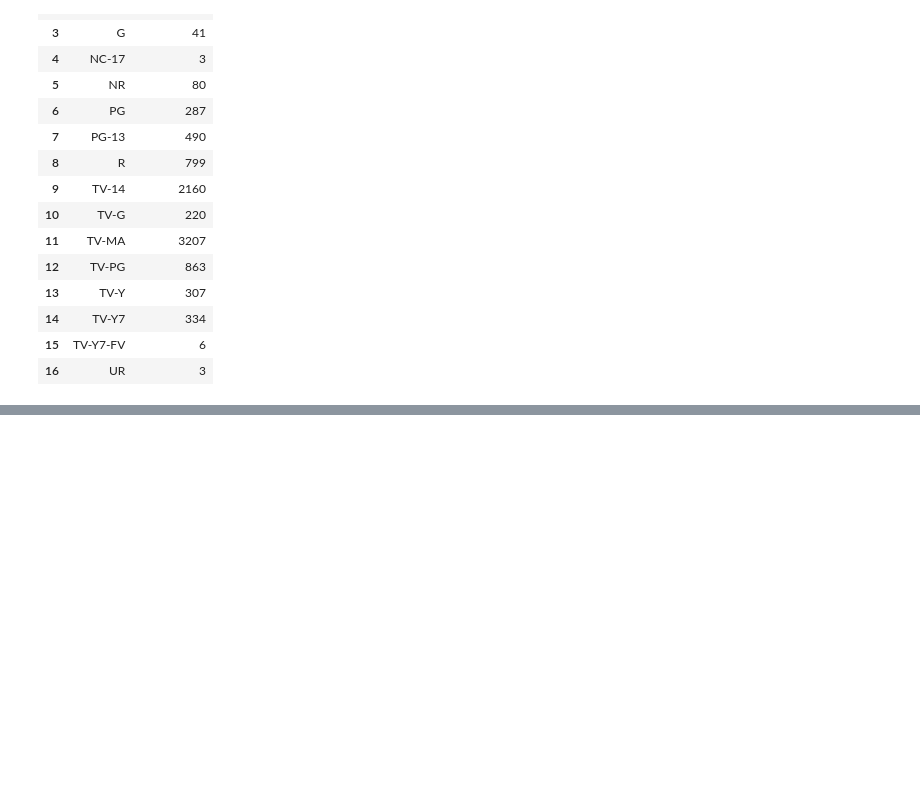
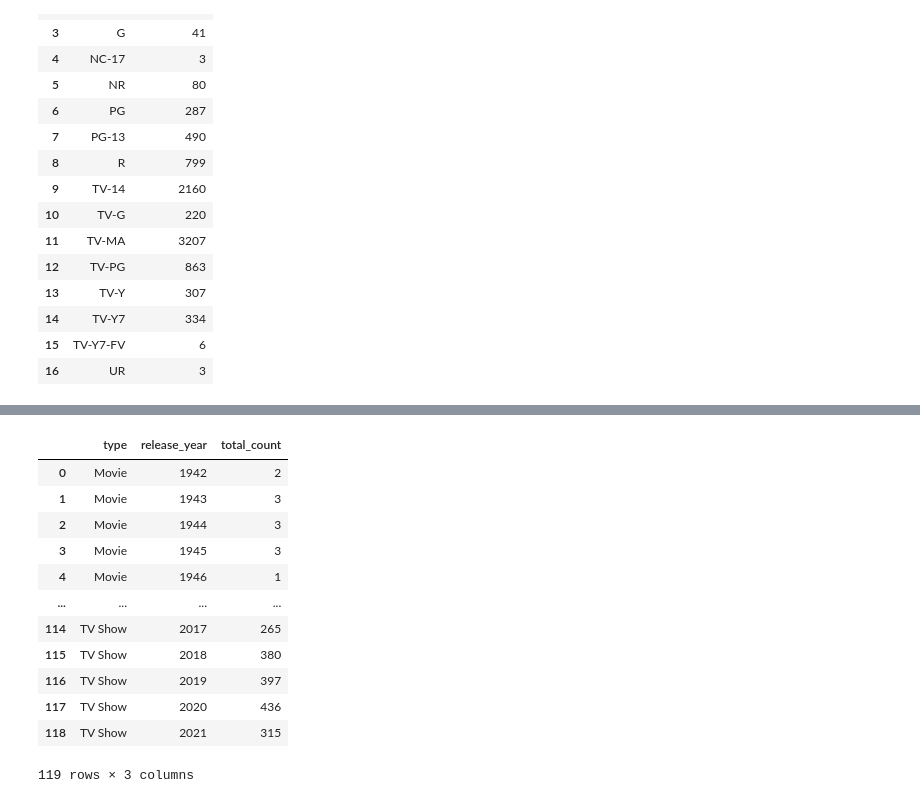
Before and after one commit to weedu34/Netflix_Analysis, a Jupyter notebook: data_analysis.ipynb, the cells around one changed output, grey strips where cells are left out. Drawn from its saved outputs; the diff is of its cells as text; code cells hidden in the pictures; blank space fills up the shorter version.

```diff
--- a/data_analysis.ipynb
+++ b/data_analysis.ipynb
@@ -70,0 +88,2 @@ dtype: int64
+# %%
+df['director'] = df['director'].fillna('Director not found')
@@ -70,0 +143,3 @@ dtype: int64
+# %%
+df['cast'] = df['cast'].fillna('cast not found') # fill the whole cast column with 'Cast not found'
+df['director'].isnull().sum() ## checking Nan value in cast column
@@ -70,0 +186,3 @@ dtype: int64
+# %%
+df1 = df[['type', 'release_year']]
+df1
@@ -70,0 +203,17 @@ dtype: int64
+# %%
+total_count = df1.groupby(['type','release_year']).size().reset_index(name='total_count')
+total_count
+# %% [output]
+|  | type | release_year | total_count |
+| 0 | Movie | 1942 | 2 |
+| 1 | Movie | 1943 | 3 |
+| 2 | Movie | 1944 | 3 |
+| 3 | Movie | 1945 | 3 |
+| 4 | Movie | 1946 | 1 |
+| ... | ... | ... | ... |
+| 114 | TV Show | 2017 | 265 |
+| 115 | TV Show | 2018 | 380 |
+| 116 | TV Show | 2019 | 397 |
+| 117 | TV Show | 2020 | 436 |
+| 118 | TV Show | 2021 | 315 |
+119 rows × 3 columns
```
Also changed, not shown: parts of 26 cells of this notebook.
